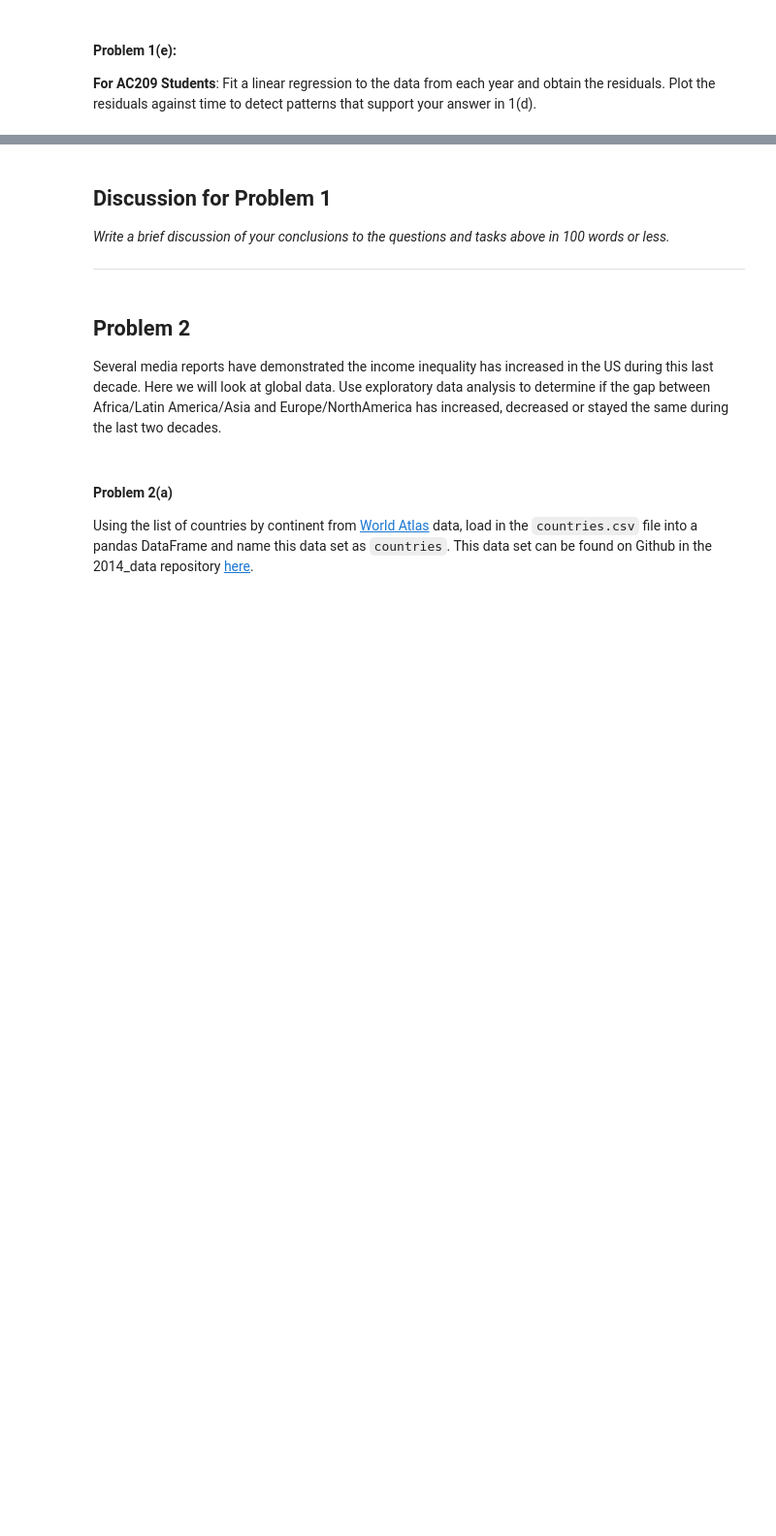
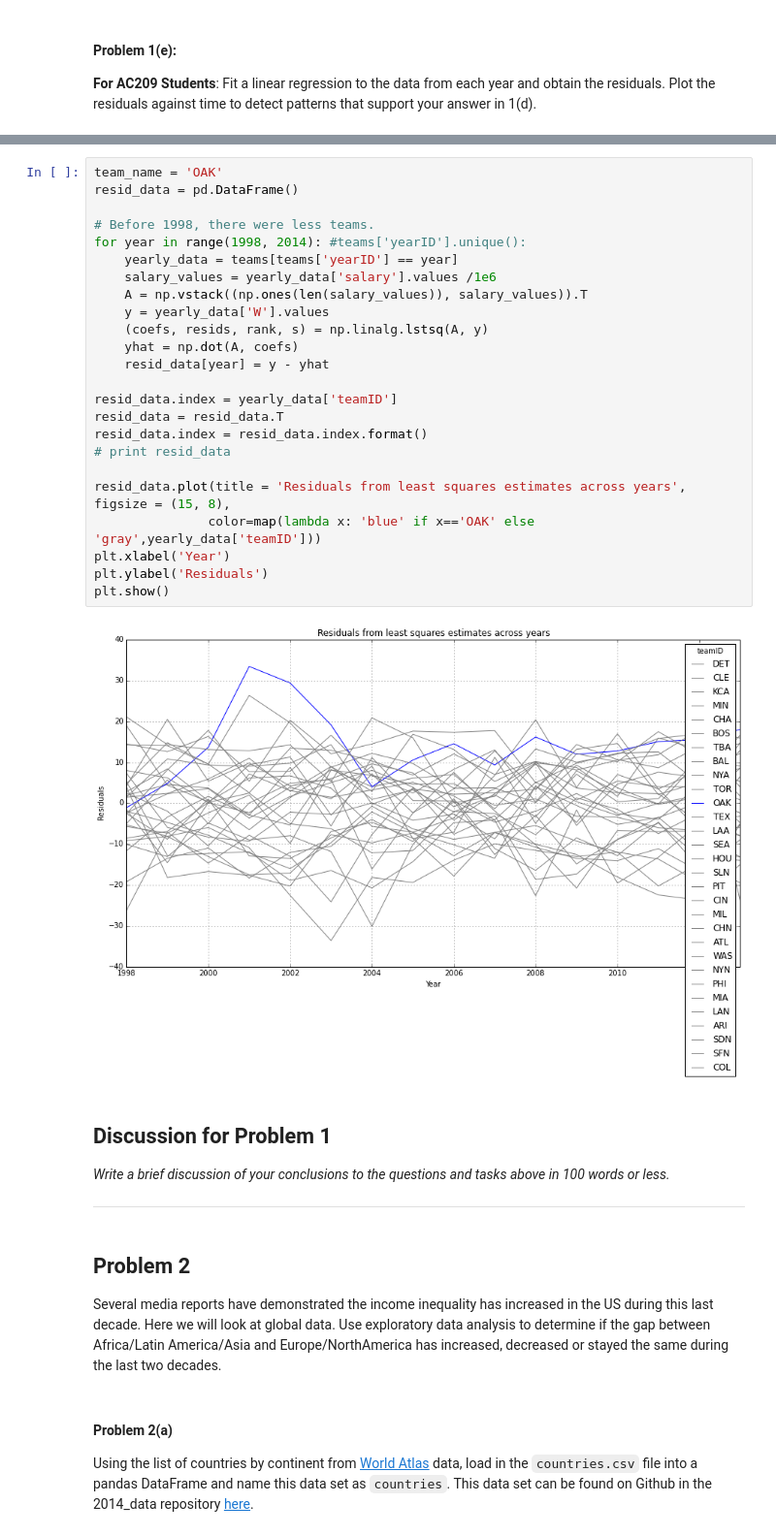
Before and after one commit to gaspaio/harvard-cs109-2014, a Jupyter notebook: homework-mine/HW1-mine.ipynb, the cells around one changed output, grey strips where cells are left out. Shown at 97% size. Saved outputs shown, nothing was run; the diff lists cells and outputs as text; blank space fills up the shorter version.

```diff
--- a/homework-mine/HW1-mine.ipynb
+++ b/homework-mine/HW1-mine.ipynb
@@ -139,3 +171,29 @@ plt.show()
+# %%
+team_name = 'OAK'
+resid_data = pd.DataFrame()
+
+# Before 1998, there were less teams.
+for year in range(1998, 2014): #teams['yearID'].unique():
+    yearly_data = teams[teams['yearID'] == year]
+    salary_values = yearly_data['salary'].values /1e6
+    A = np.vstack((np.ones(len(salary_values)), salary_values)).T
+    y = yearly_data['W'].values
+    (coefs, resids, rank, s) = np.linalg.lstsq(A, y)
+    yhat = np.dot(A, coefs)
+    resid_data[year] = y - yhat
+
+resid_data.index = yearly_data['teamID']
+resid_data = resid_data.T
+resid_data.index = resid_data.index.format()
+# print resid_data
+
+resid_data.plot(title = 'Residuals from least squares estimates across years', figsize = (15, 8),
+               color=map(lambda x: 'blue' if x=='OAK' else 'gray',yearly_data['teamID']))
+plt.xlabel('Year')
+plt.ylabel('Residuals')
+plt.show()
+# %% [output]
+[figure, added]
 # %% [markdown]
 ## Discussion for Problem 1
 
```
Also changed, not shown: parts of 3 cells of this notebook.
